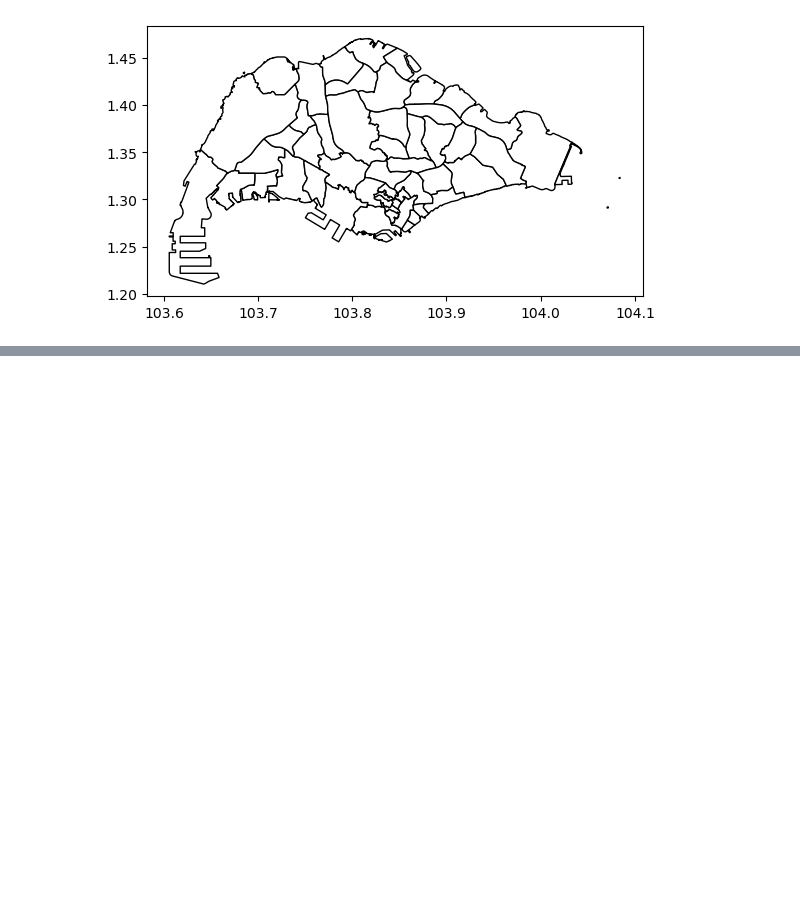
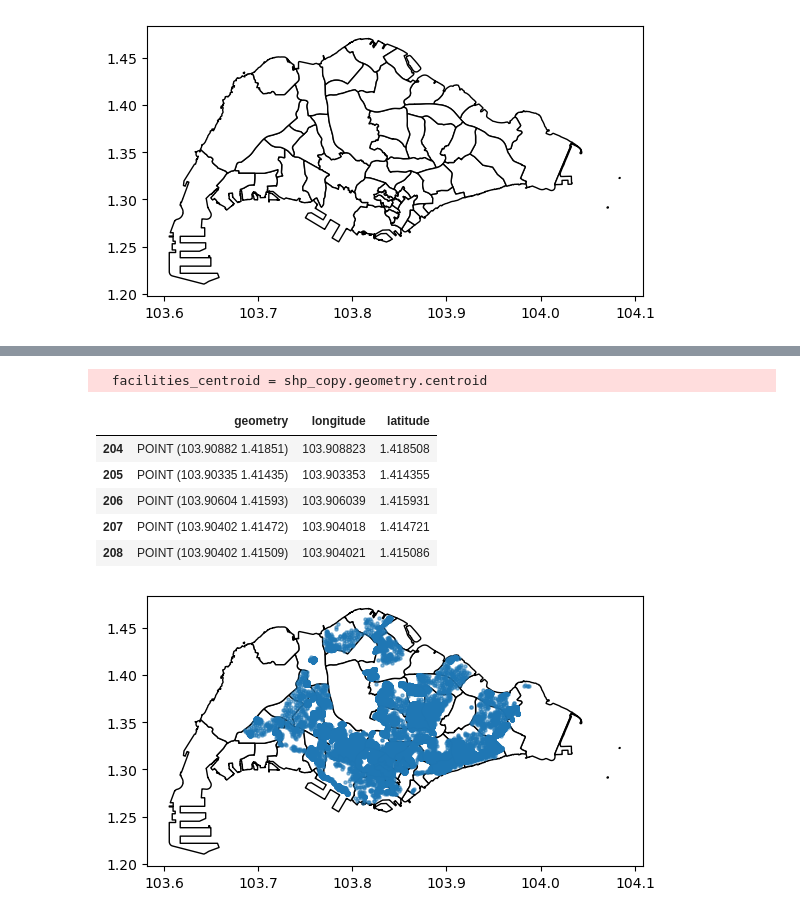
Before and after one commit to pakhuiying/NCCS_analysis, a Jupyter notebook: workplace_residential_cluster.ipynb, the cells around one changed output, grey strips where cells are left out. Saved outputs shown, nothing was run; the diff lists cells and outputs as text; code cells hidden in the pictures; blank space fills up the shorter version.

```diff
--- a/workplace_residential_cluster.ipynb
+++ b/workplace_residential_cluster.ipynb
@@ -277,0 +285,3 @@ work_cluster_centers.plot(ax=ax,markersize=10,marker='X',color='red')
+# %%
+residential_shp = MP2019[MP2019['LU_DESC'].str.contains('.*RESIDENTIAL.*')]
+residential_shp.head()
@@ -277,0 +295,12 @@ work_cluster_centers.plot(ax=ax,markersize=10,marker='X',color='red')
+# %%
+residential_shp_clip = get_centroids(residential_shp,mask=SG_PA,plot=True)
+residential_shp_clip.head()
+# %% [output]
+  facilities_centroid = shp_copy.geometry.centroid
+|  | geometry | longitude | latitude |
+| 204 | POINT (103.90882 1.41851) | 103.908823 | 1.418508 |
+| 205 | POINT (103.90335 1.41435) | 103.903353 | 1.414355 |
+| 206 | POINT (103.90604 1.41593) | 103.906039 | 1.415931 |
+| 207 | POINT (103.90402 1.41472) | 103.904018 | 1.414721 |
+| 208 | POINT (103.90402 1.41509) | 103.904021 | 1.415086 |
+[figure, added]
```
Also changed, not shown: parts of 22 cells of this notebook.
